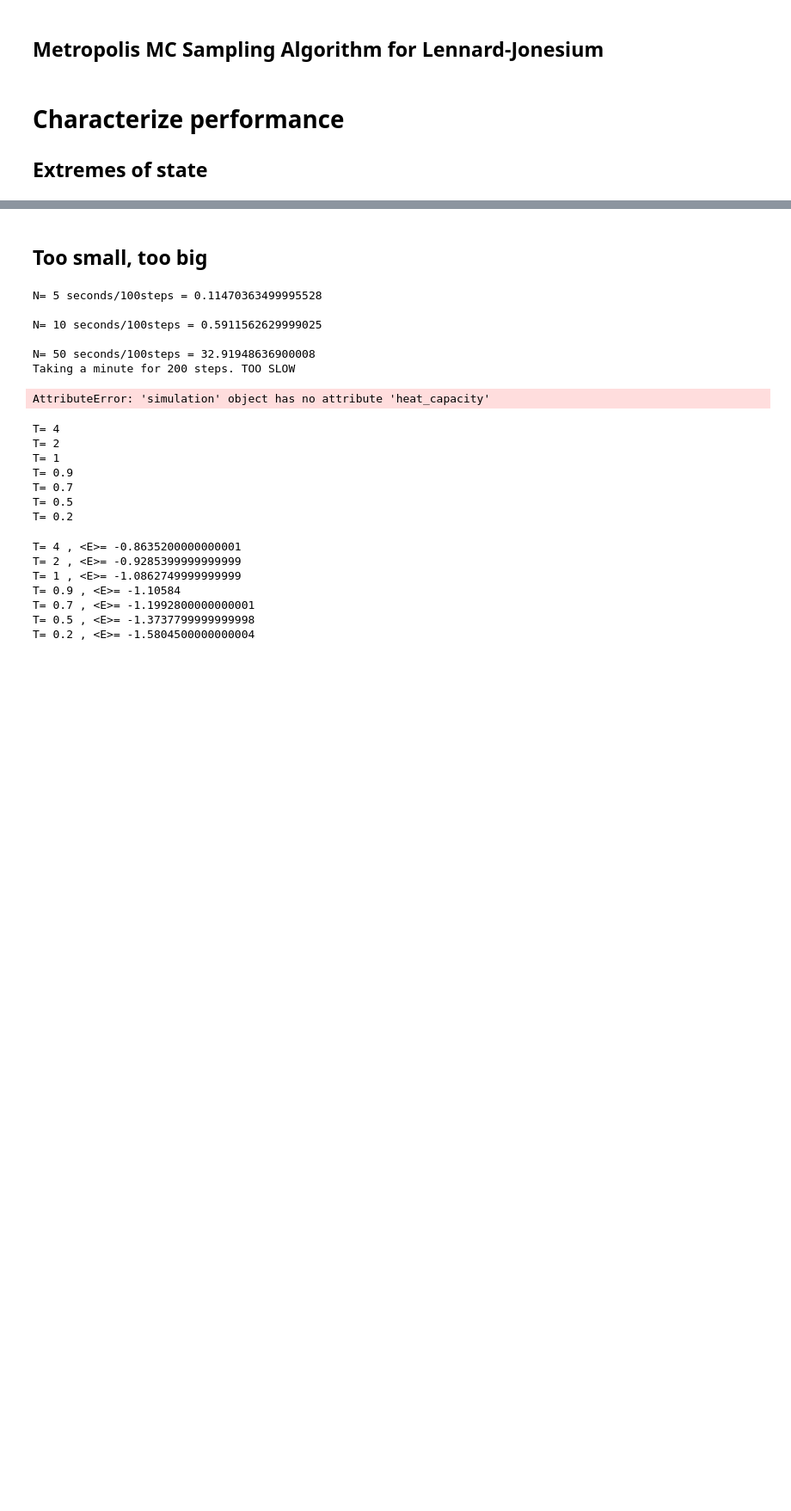
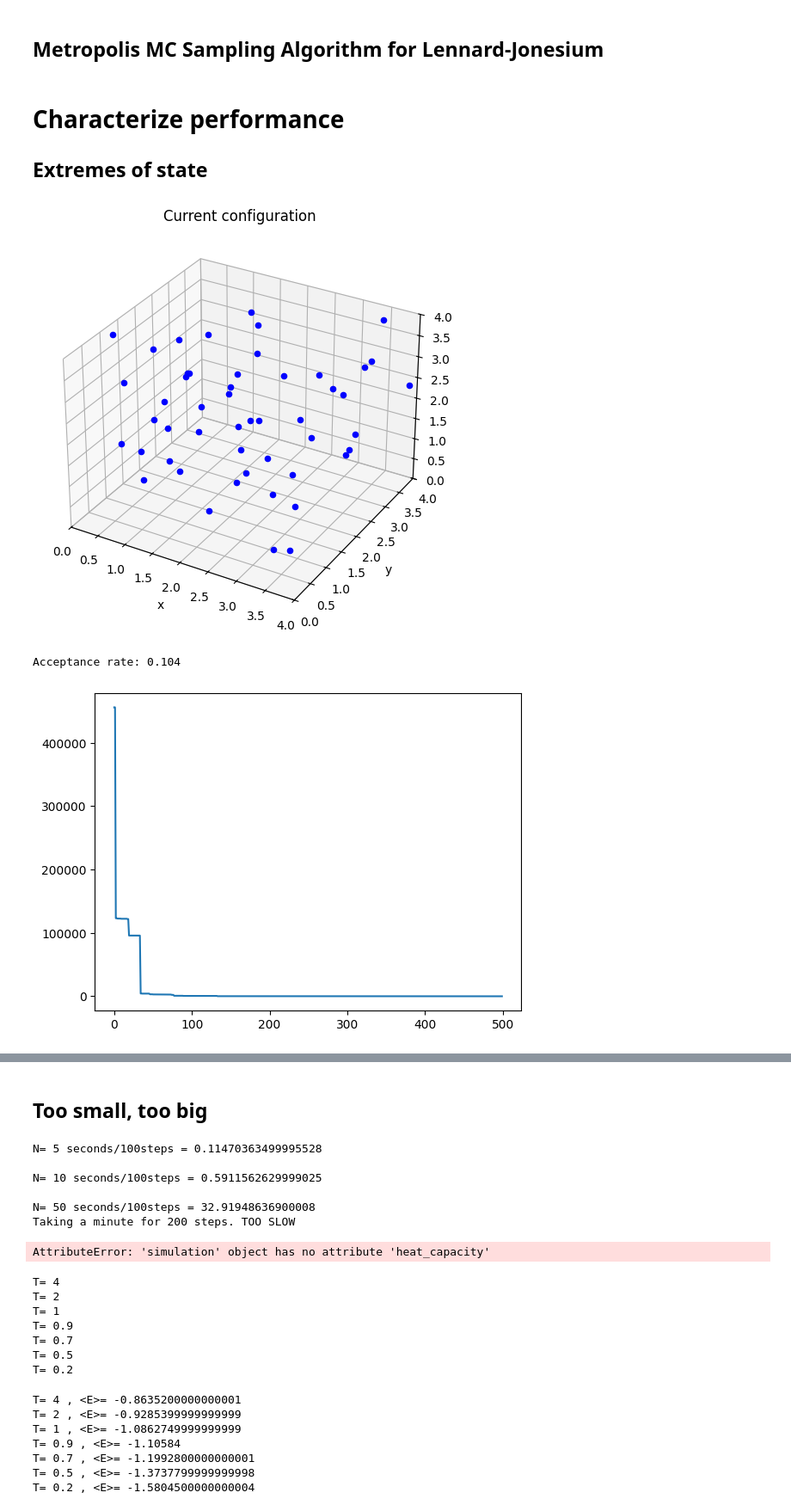
Before and after one commit to StephMcCallum/MSE563-SM, a Jupyter notebook: Project_1.ipynb, the cells around one changed output, grey strips where cells are left out. Shown at 86% size. Cells and saved outputs as stored; diff of their text form; code cells hidden in the pictures; blank space fills up the shorter version.

```diff
--- a/Project_1.ipynb
+++ b/Project_1.ipynb
@@ -44,8 +44,10 @@ class box():
 
   def distance(self,site1,site2,epsilon=1.0,sigma=1.0):
     delta = site1 - site2
-    delta -= numpy.round(delta/self.L) * self.L #considering PBC
     r = numpy.linalg.norm(delta)
+    if r > (self.L/2):
+      delta -= numpy.round(delta/self.L) * self.L #considering PBC
+      r = numpy.linalg.norm(delta)
     f_magnitude = 24 * epsilon * (2 * (sigma / r)**12 - (sigma / r)**6) / r
     force = f_magnitude*delta/r #force vector
     return r,force,delta
@@ -89,7 +91,7 @@ class particle():
     self.location = numpy.array((-1.0,-1.0,-1.0))
 
 class simulation():
-  def __init__(self,N=5,L=3,T=1.0,steps=1000,ideal_gas=False,seed=2):
+  def __init__(self,N,L,T,steps,ideal_gas=False,seed=2):
     numpy.random.seed(seed)
     self.box = box(N,L,T)
     self.accepted = 0
@@ -100,6 +102,8 @@ class simulation():
       self.trial_move()
       self.energies[i] = self.box.E/N
     self.C_v = self.heat_capacity()
+    self.plot = self.plot(self.box.particles,self.box.L)
+
 
   def heat_capacity(self):
     mean_energy = numpy.mean(self.energies)
@@ -123,6 +127,22 @@ class simulation():
     p.location = old #need to reject moves that are overlaps
     self.box.E = oldE
     self.rejected += 1
+
+  def plot(self, particles, L, title = "Current configuration"):
+    fig = plt.figure(figsize=(6,6))
+    ax = fig.add_subplot(111, projection='3d')
+
+    for p in particles:
+      ax.scatter(p.location[0], p.location[1], p.location[2], c='blue', marker='o')
+
+    ax.set_xlabel('x')
+    ax.set_ylabel('y')
+    ax.set_zlabel('z')
+    ax.set_xlim(0, L)
+    ax.set_ylim(0, L)
+    ax.set_zlim(0, L)
+    plt.title(title)
+    plt.show()
 # %%
 k_B = 1.0
 ideal_gas_C_v = 3/2*k_B
@@ -132,5 +152,10 @@ ideal_gas_C_v = 3/2*k_B
 # %%
 #Extreme: high density, low temperature
 import matplotlib.pyplot as plt
-s = simulation(N=28,L=6,T=1.0,steps=1000,seed = 2) #density of 0.8
+s = simulation(N=50,L=4,T=0.001,steps=500,seed = 2) #density of 0.8
 plt.plot(s.energies)
+print("Acceptance rate:", s.accepted/500)
+# %% [output]
+[figure, added]
+Acceptance rate: 0.104
+[figure, added]
```
Also changed, not shown: parts of 2 cells of this notebook.
